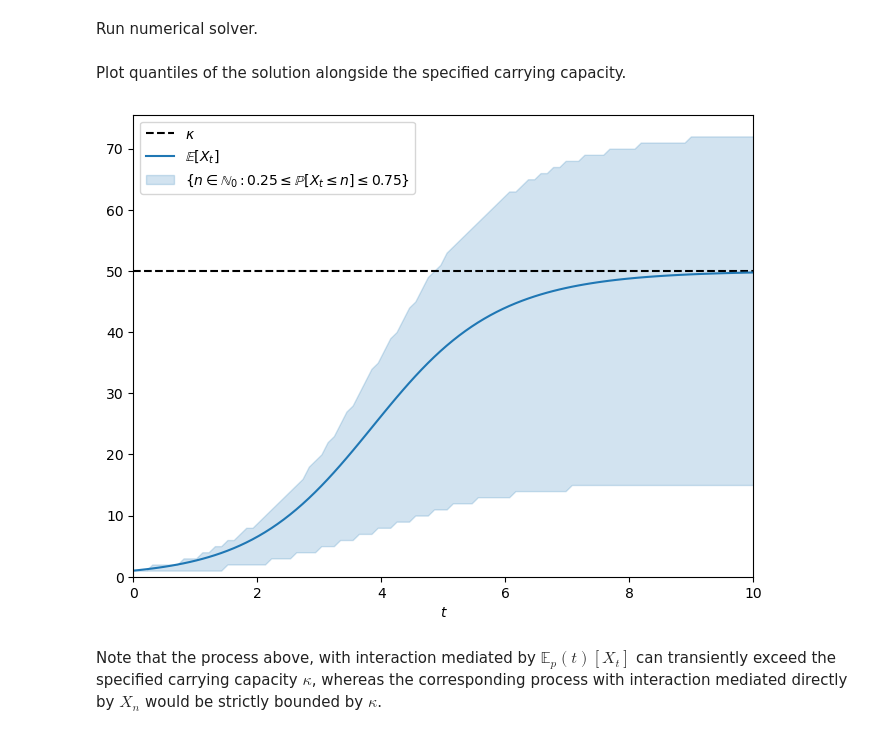
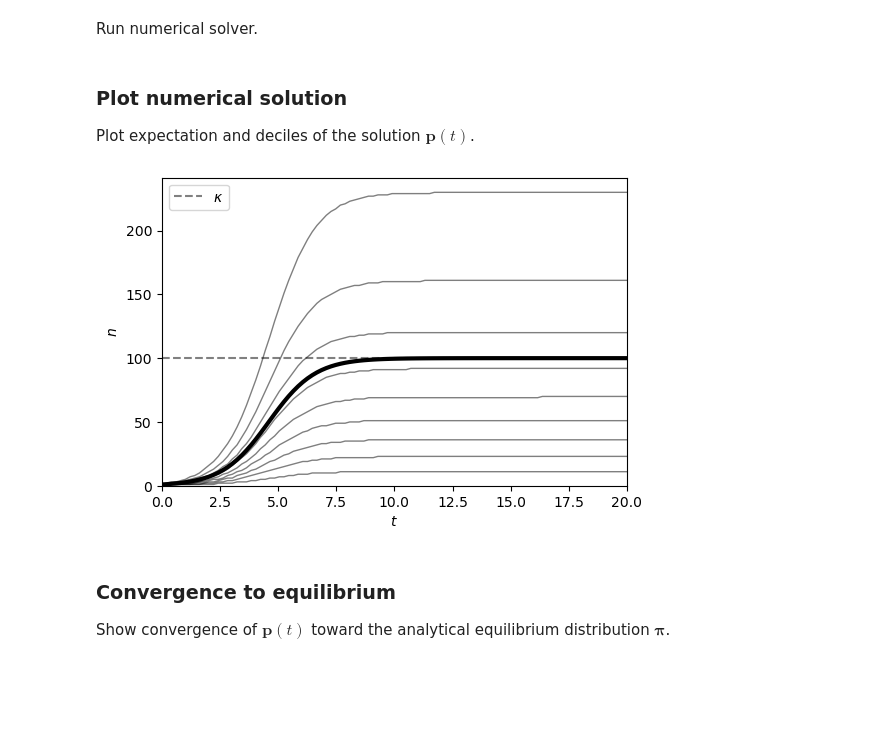
Before and after one commit to WSDeWitt/mfbd, a Jupyter notebook: capacity.ipynb, the cells around one changed output. Saved outputs shown, nothing was run; the diff lists cells and outputs as text; code cells hidden in the pictures; blank space fills up the shorter version.

```diff
--- a/capacity.ipynb
+++ b/capacity.ipynb
@@ -137,15 +202,15 @@ def f(t: float, p: jax.Array, args=None):
 # %% [markdown]
 Initial condition $p(0) = e_1$
 # %%
-p0 = jnp.zeros(N + 1).at[1].set(1.0)
+p0 = jnp.zeros(n_max + 1).at[1].set(1.0)
 # %% [markdown]
 Set numerical solver parameters.
 # %%
 term = dx.ODETerm(f)
 solver = dx.Tsit5()
 t0 = 0.0
-t1 = 10.0
-δt = 0.01
+t1 = 20.0
+δt = 1e-5 * (t1 - t0)
 saveat = dx.SaveAt(ts=jnp.linspace(t0, t1, 100))
 # %% [markdown]
 Run numerical solver.
@@ -158,11 +223,14 @@ sol = dx.diffeqsolve(
     δt,
     p0,
     saveat=saveat,
+    max_steps=1000000,
 )
-# %% [markdown]
-Plot quantiles of the solution alongside the specified carrying capacity.
+# %% [markdown]
+### Plot numerical solution
+
+Plot expectation and deciles of the solution $\mathbf{p}(t)$.
 # %%
-quantiles = [0.25, 0.75]
+quantiles = jnp.linspace(0.1, 0.9, 9)
 cdfs = sol.ys.cumsum(axis=1)
 quantile_trajectories = jnp.zeros((len(quantiles), len(cdfs)))
 for i, q in enumerate(quantiles):
@@ -174,14 +240,17 @@ mean_trajectory = s @ sol.ys.T
 # %%
-plt.figure(figsize=(8, 6))
-plt.axhline(κ, color="k", linestyle="--", label="$\kappa$")
-plt.plot(sol.ts, mean_trajectory, label="$\mathbb{E}[X_t]$")
-plt.fill_between(sol.ts, *quantile_trajectories, alpha=0.2, color="C0", label="$\{n\in\mathbb{N}_0: 0.25\leq\\mathbb{P}[X_t\leq n]\leq 0.75\}$")
+plt.figure(figsize=(6, 4))
+plt.axhline(κ, color="grey", linestyle="--", label="$\kappa$")
+plt.plot(sol.ts, s @ sol.ys.T, lw=3, color="k")
+plt.plot(sol.ts, quantile_trajectories.T, lw=1, alpha=0.5, color="k")
 plt.xlabel("$t$")
+plt.ylabel("$n$")
 plt.legend(loc="upper left")
 plt.xlim(sol.ts[0], sol.ts[-1])
 plt.ylim(0, None)
 plt.show()
 # %% [output]
-[figure, old version]
+[figure, new version]
-# %% [markdown]
-Note that the process above, with interaction mediated by $\mathbb{E}_p(t)[X_t]$ can transiently exceed the specified carrying capacity $\kappa$, whereas the corresponding process with interaction mediated directly by $X_n$ would be strictly bounded by $\kappa$.
+# %% [markdown]
+### Convergence to equilibrium
+
+Show convergence of $\mathbf{p}(t)$ toward the analytical equilibrium distribution $\boldsymbol{\pi}$.
```
Also changed, not shown: parts of 18 cells of this notebook.
